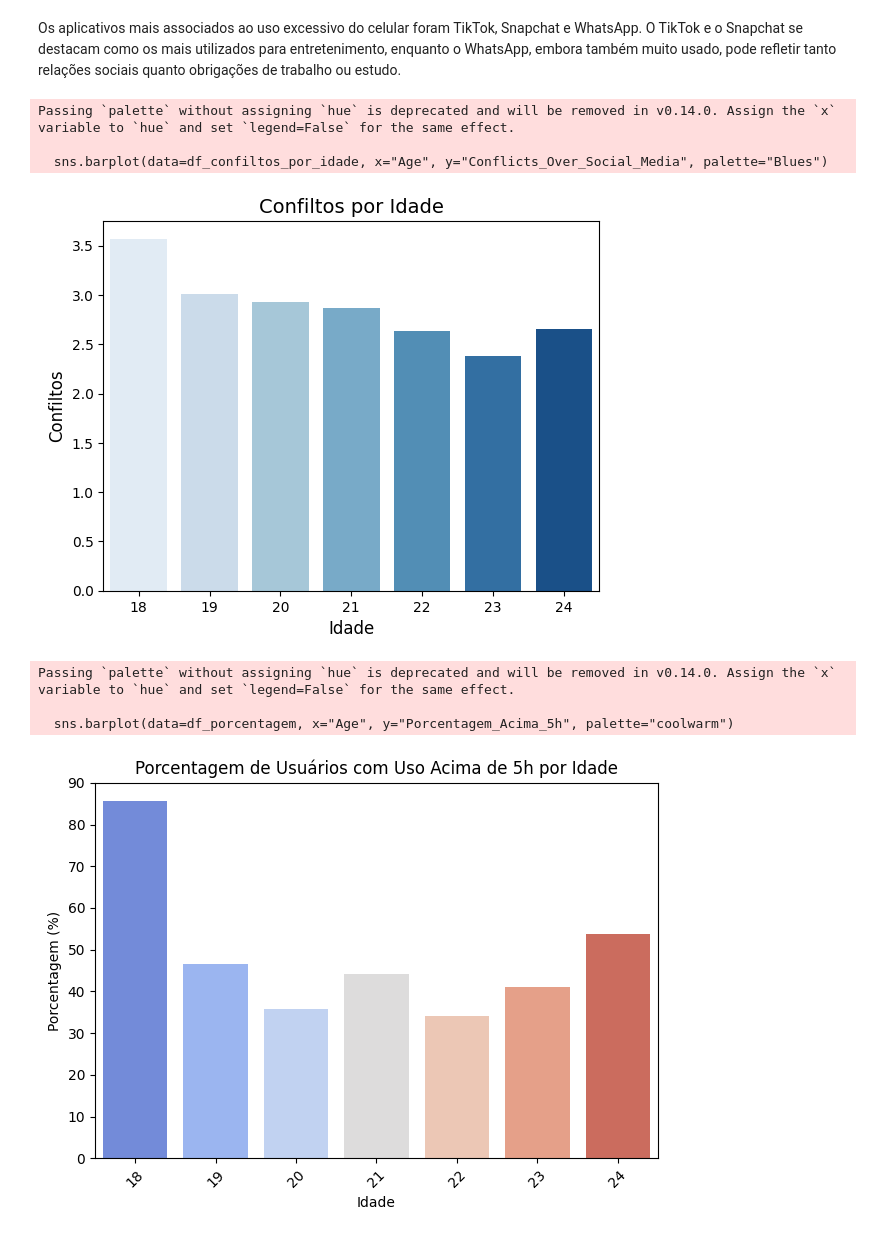
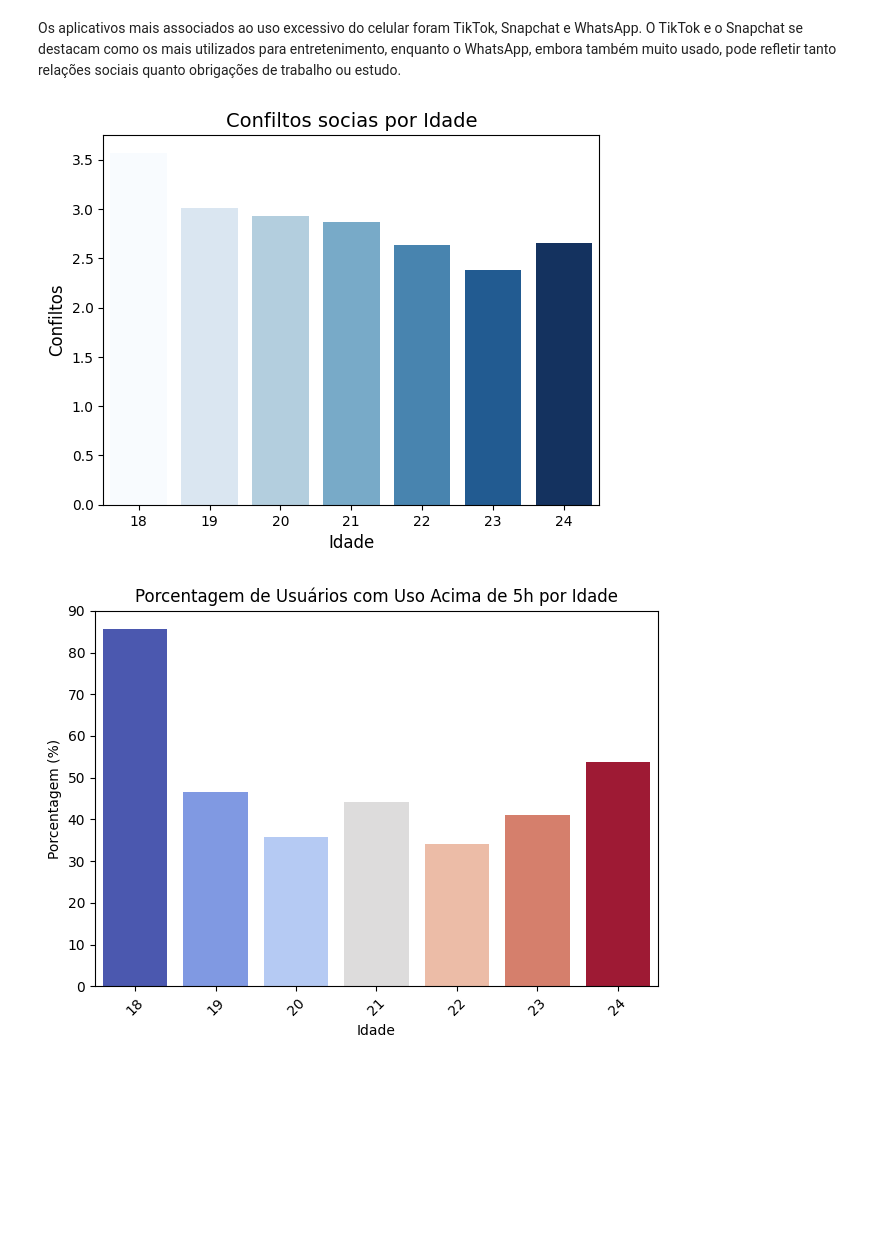
Before and after one commit to PedroAlexandreDev/analise-vicio-redes-sociais, a Jupyter notebook: dados.ipynb, the cells around one changed output. Cells and saved outputs as stored; diff of their text form; code cells hidden in the pictures; blank space fills up the shorter version.

```diff
--- a/dados.ipynb
+++ b/dados.ipynb
@@ -174,8 +190,12 @@ faixa_confiltos_por_idade = df_confiltos_por_idade.loc[df_confiltos_por_idade["C
 
 
 # Plotar o gráfico de barras
-sns.barplot(data=df_confiltos_por_idade, x="Age", y="Conflicts_Over_Social_Media", palette="Blues")
-
+sns.barplot(
+    data=df_confiltos_por_idade,
+    x="Age",
+    y="Conflicts_Over_Social_Media",
+    hue="Age",
+    legend=False
 # Títulos e rótulos
 plt.title("Confiltos socias por Idade", fontsize=14)
 plt.xlabel("Idade", fontsize=12)
@@ -184,25 +204,31 @@ plt.ylabel("Confiltos", fontsize=12)
 # Mostrar o gráfico
 plt.show()
 # %% [output]
-Passing `palette` without assigning `hue` is deprecated and will be removed in v0.14.0. Assign the `x` variable to `hue` and set `legend=False` for the same effect.
-
-  sns.barplot(data=df_confiltos_por_idade, x="Age", y="Conflicts_Over_Social_Media", palette="Blues")
-[figure, old version]
+[figure, new version]
 # %%
 # Calcular a porcentagem de pessoas acima de 5h por idade
-df_porcentagem = df.groupby("Age").apply(lambda x: (x["Avg_Daily_Usage_Hours"] > 5).mean() * 100).reset_index(name="Porcentagem_Acima_5h")
+df_porcentagem = (
+    df.assign(Acima_5h = df["Avg_Daily_Usage_Hours"] > 5)
+      .groupby("Age")["Acima_5h"]
+      .mean()
+      .mul(100)
+      .reset_index(name="Porcentagem_Acima_5h")
+)
 
 # Gráfico de barras
-sns.barplot(data=df_porcentagem, x="Age", y="Porcentagem_Acima_5h", palette="coolwarm")
-
+sns.barplot(
+    data=df_porcentagem,
+    x="Age",
+    y="Porcentagem_Acima_5h",
+    hue="Age",
+    palette="coolwarm",
+    legend=False
+)
 plt.title("Porcentagem de Usuários com Uso Acima de 5h por Idade")
 plt.xlabel("Idade")
 plt.ylabel("Porcentagem (%)")
 plt.xticks(rotation=45)
 plt.tight_layout()
 plt.show()
 # %% [output]
-Passing `palette` without assigning `hue` is deprecated and will be removed in v0.14.0. Assign the `x` variable to `hue` and set `legend=False` for the same effect.
-
-  sns.barplot(data=df_porcentagem, x="Age", y="Porcentagem_Acima_5h", palette="coolwarm")
-[figure, old version]
+[figure, new version]
```
Also changed, not shown: parts of 3 cells of this notebook.
